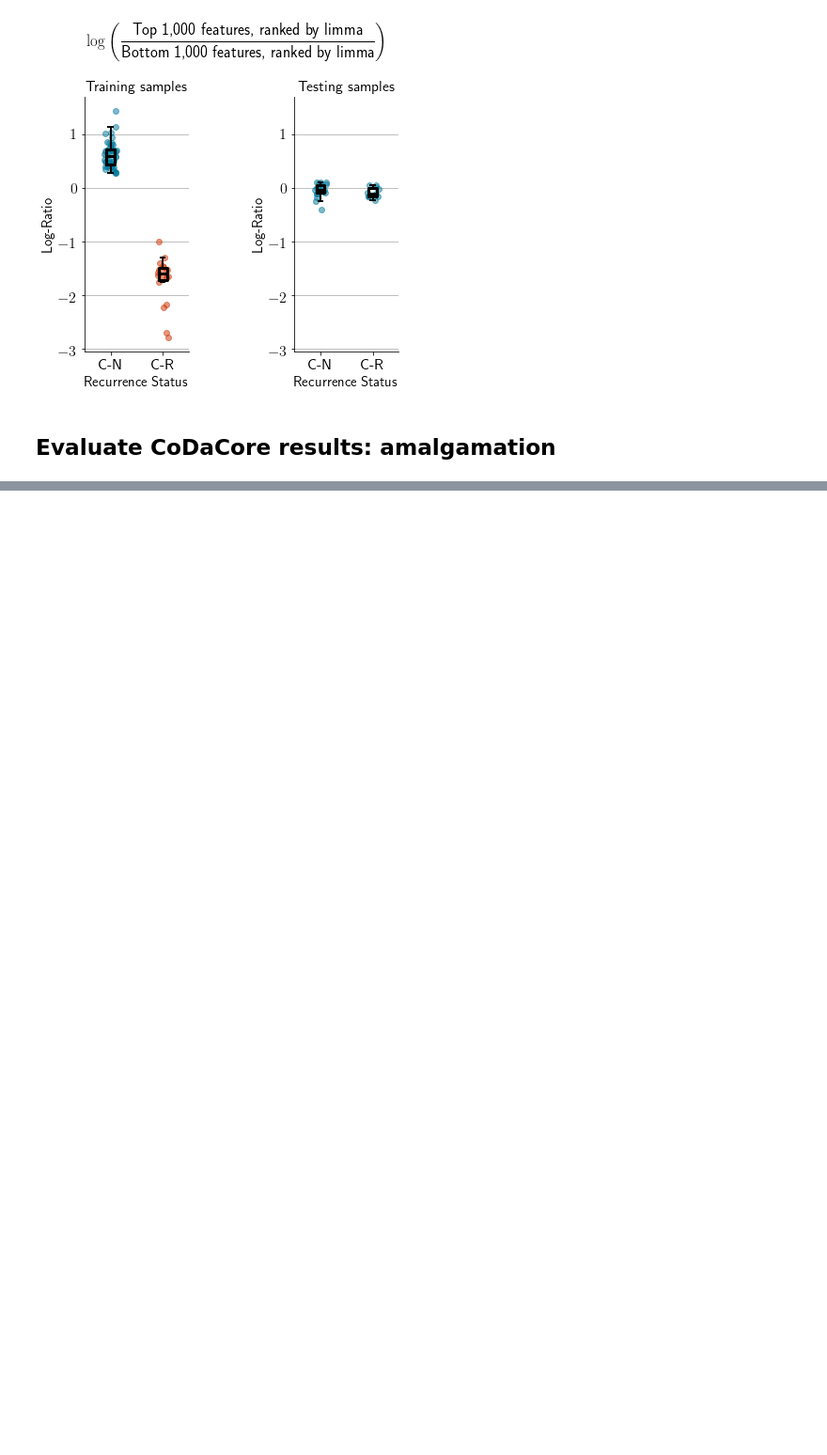
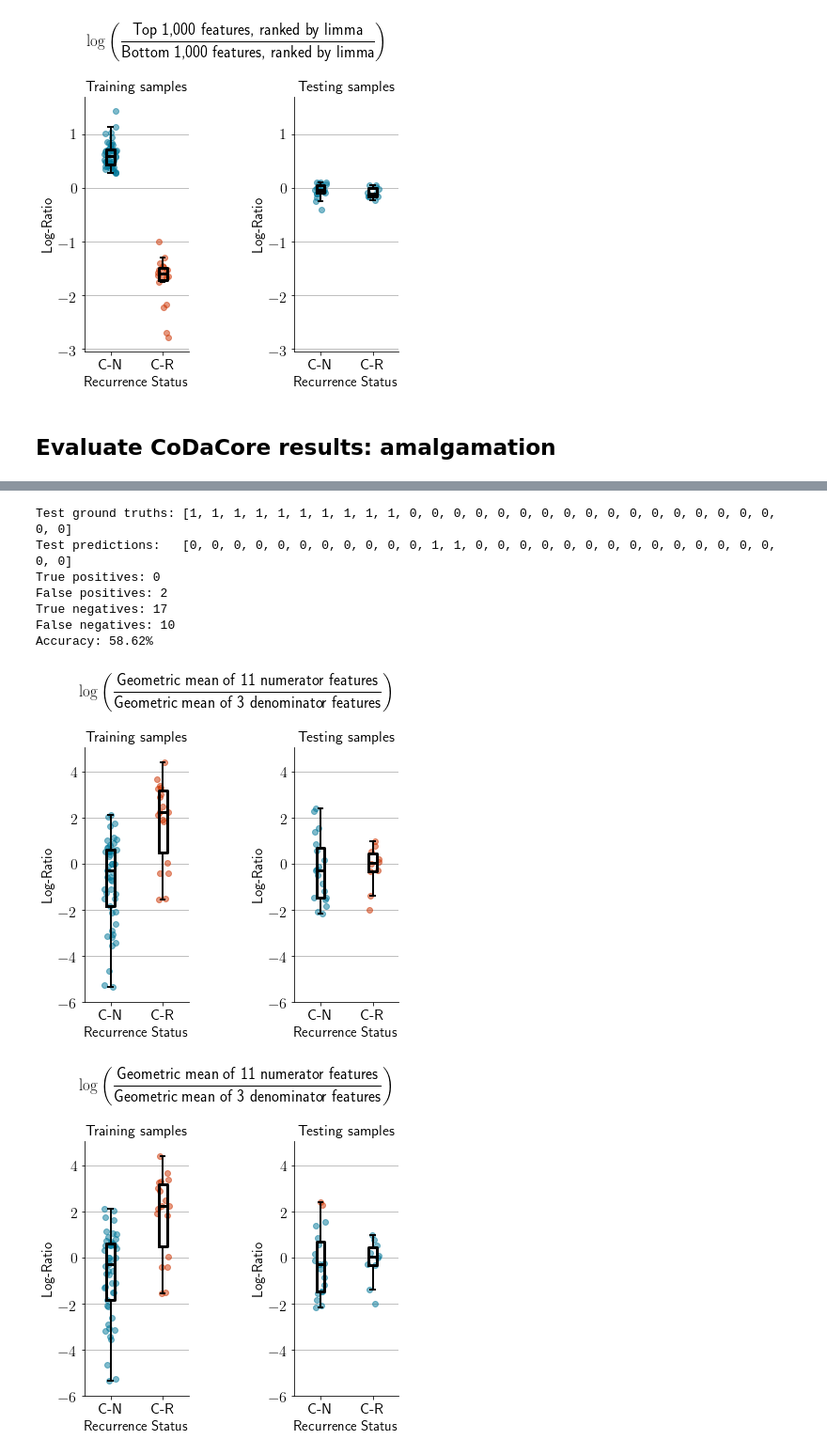
Before and after one commit to fedarko/283-project, a Jupyter notebook: notebooks/05-ClassifyLogRatios.ipynb, the cells around one changed output, grey strips where cells are left out. Shown: that part at 94% size. Drawn from its saved outputs; the diff is of its cells as text; code cells hidden in the pictures; blank space fills up the shorter version.

```diff
--- a/notebooks/05-ClassifyLogRatios.ipynb
+++ b/notebooks/05-ClassifyLogRatios.ipynb
@@ -409,0 +434,23 @@ TODO: modify the code to compute geometric mean of features instead of summing.
+# %%
+run_pipeline(
+    ['ENSG00000201555', 'ENSG00000202538', 'ENSG00000207242',
+       'ENSG00000229606', 'ENSG00000232963', 'ENSG00000235133',
+       'ENSG00000236870', 'ENSG00000252015', 'ENSG00000253707',
+       'ENSG00000258205', 'ENSG00000273478'],
+    ['ENSG00000235526', 'ENSG00000242595', 'ENSG00000264125'],
+    "Geometric mean of 11 numerator features",
+    "Geometric mean of 3 denominator features",
+    compute_balances=True,
+    fileprefix=f"codacore-balance1",
+    sharey=True
+)
+# %% [output]
+Test ground truths: [1, 1, 1, 1, 1, 1, 1, 1, 1, 1, 0, 0, 0, 0, 0, 0, 0, 0, 0, 0, 0, 0, 0, 0, 0, 0, 0, 0, 0]
+Test predictions:   [0, 0, 0, 0, 0, 0, 0, 0, 0, 0, 0, 1, 1, 0, 0, 0, 0, 0, 0, 0, 0, 0, 0, 0, 0, 0, 0, 0, 0]
+True positives: 0
+False positives: 2
+True negatives: 17
+False negatives: 10
+Accuracy: 58.62%
+[figure, added]
+[figure, added]
```
Also changed, not shown: parts of 9 cells of this notebook, 17 other files.
